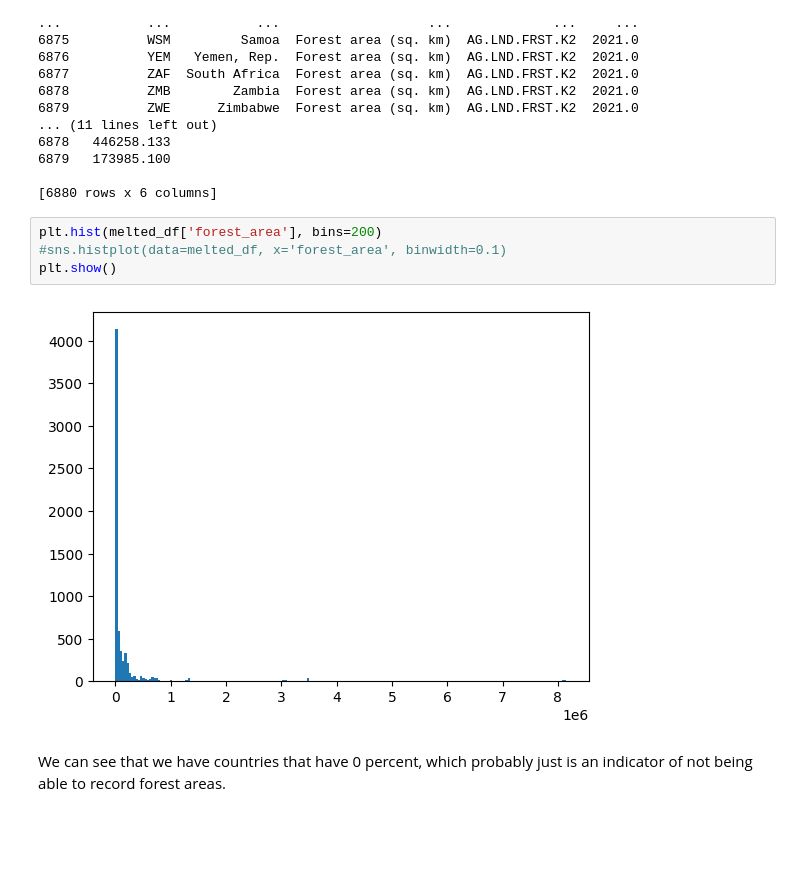
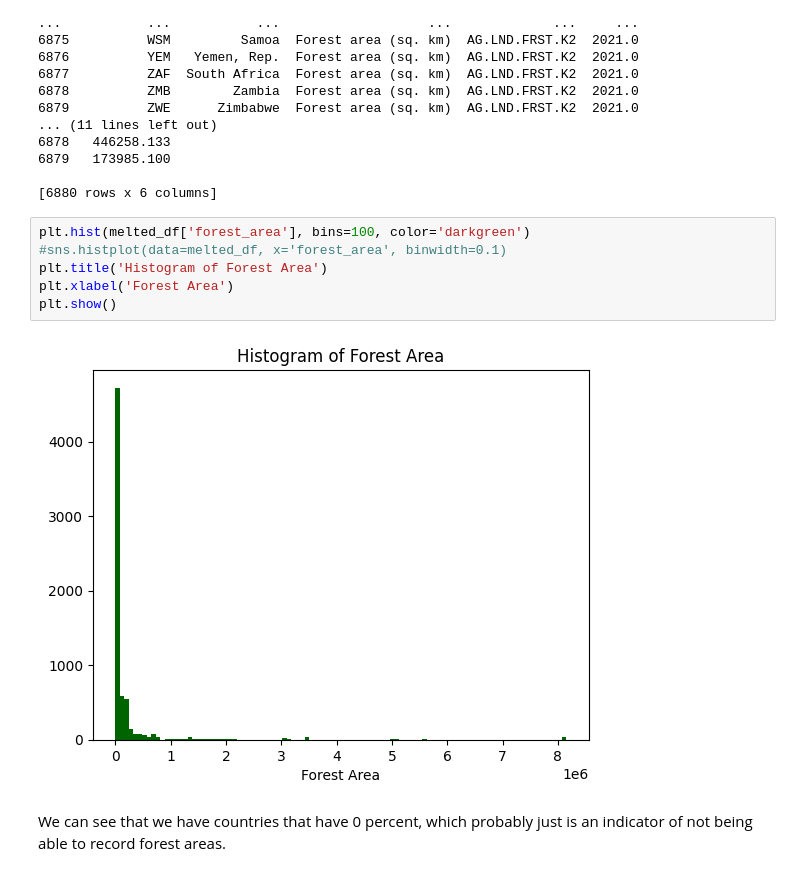
Before and after one commit to marcbarc19/DataScienceExam, a Jupyter notebook: forest-modelling.ipynb, the cells around one changed output. Drawn from its saved outputs; the diff is of its cells as text; blank space fills up the shorter version.

Commit message:
forest modelling

```diff
--- a/forest-modelling.ipynb
+++ b/forest-modelling.ipynb
@@ -159,11 +160,13 @@ print(melted_df)
 
 [6880 rows x 6 columns]
 # %%
-plt.hist(melted_df['forest_area'], bins=200)
+plt.hist(melted_df['forest_area'], bins=100, color='darkgreen')
 #sns.histplot(data=melted_df, x='forest_area', binwidth=0.1)
+plt.title('Histogram of Forest Area')
+plt.xlabel('Forest Area')
 plt.show()
 # %% [output]
-[figure, old version]
+[figure, new version]
 # %% [markdown]
 We can see that we have countries that have 0 percent, which probably just is an indicator of not being able to record forest areas.
 # %%
```
Also changed, not shown: parts of 60 cells of this notebook.
